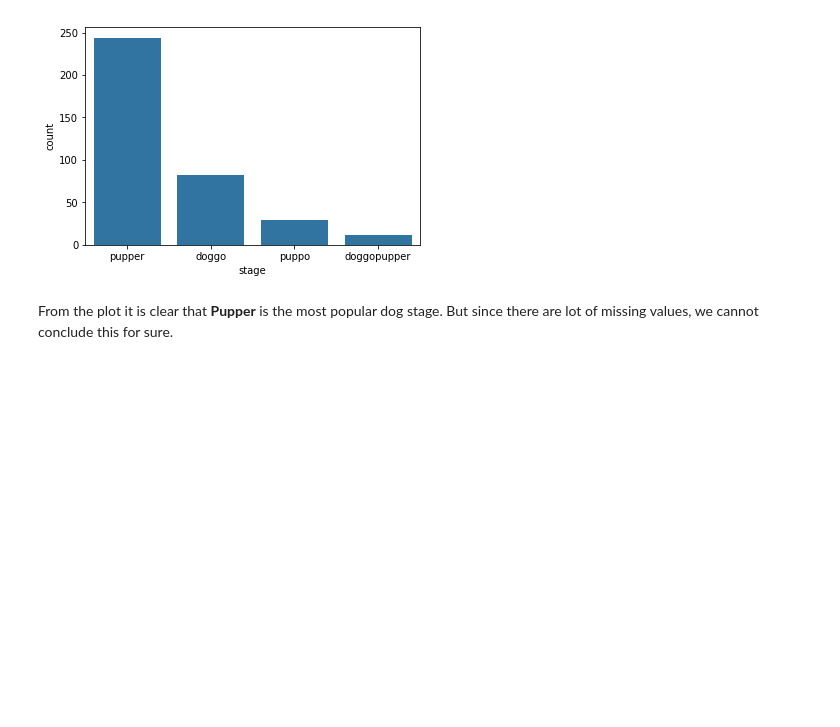
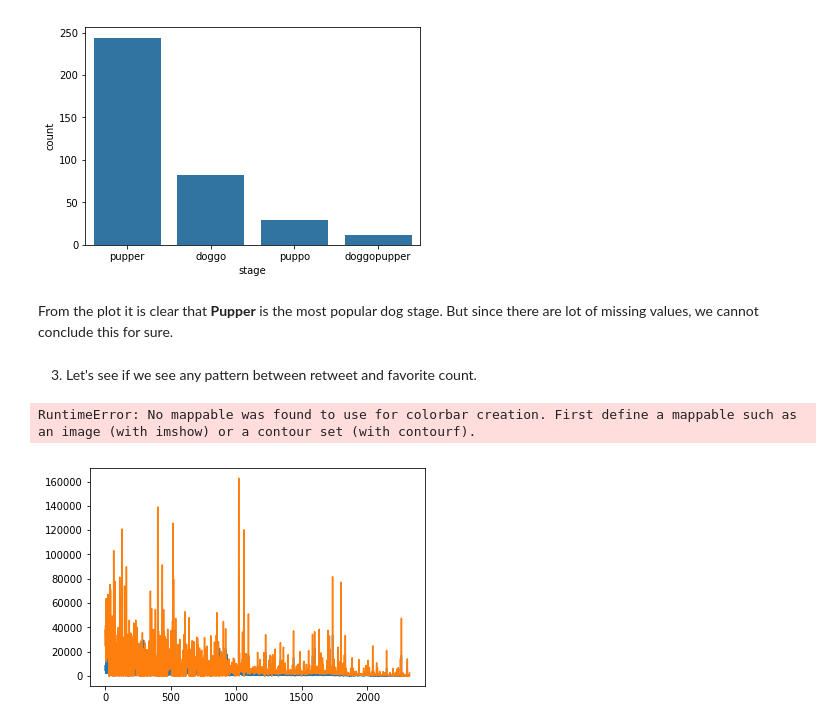
Before and after one commit to akshaybogar/WeRateDogs, a Jupyter notebook: WeRateDogs.ipynb, the cells around one changed output. Saved outputs shown, nothing was run; the diff lists cells and outputs as text; code cells hidden in the pictures; blank space fills up the shorter version.

```diff
--- a/WeRateDogs.ipynb
+++ b/WeRateDogs.ipynb
@@ -753,3 +753,12 @@ sb.countplot(data=twitter_arch,x='stage',order=stage_order,color=base_color);
 [figure]
 # %% [markdown]
 From the plot it is clear that **Pupper** is the most popular dog stage. But since there are lot of missing values, we cannot conclude this for sure.
+# %% [markdown]
+3. Let's see if we see any pattern between retweet and favorite count.
+# %%
+twitter_arch['retweet_count'].plot(kind='line')
+twitter_arch['favorite_count'].plot(kind='line')
+plt.colorbar();
+# %% [output]
+RuntimeError: No mappable was found to use for colorbar creation. First define a mappable such as an image (with imshow) or a contour set (with contourf).
+[figure, added]
```
Also changed, not shown: parts of 2 cells of this notebook.
